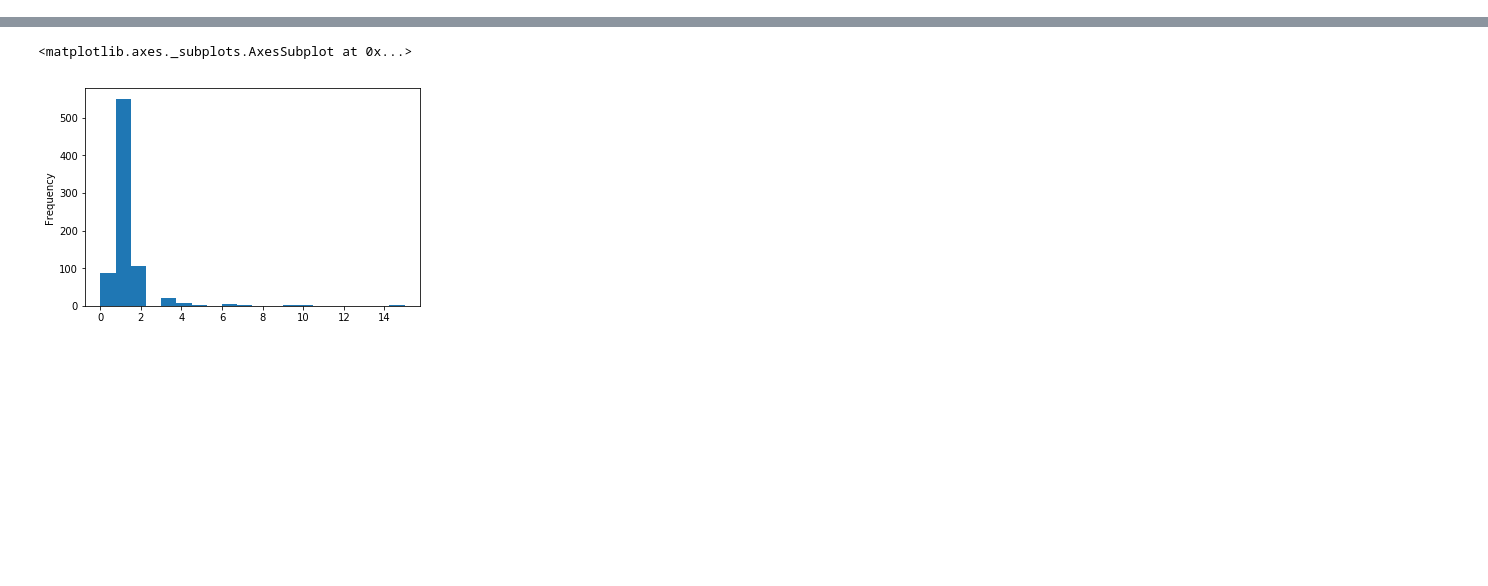
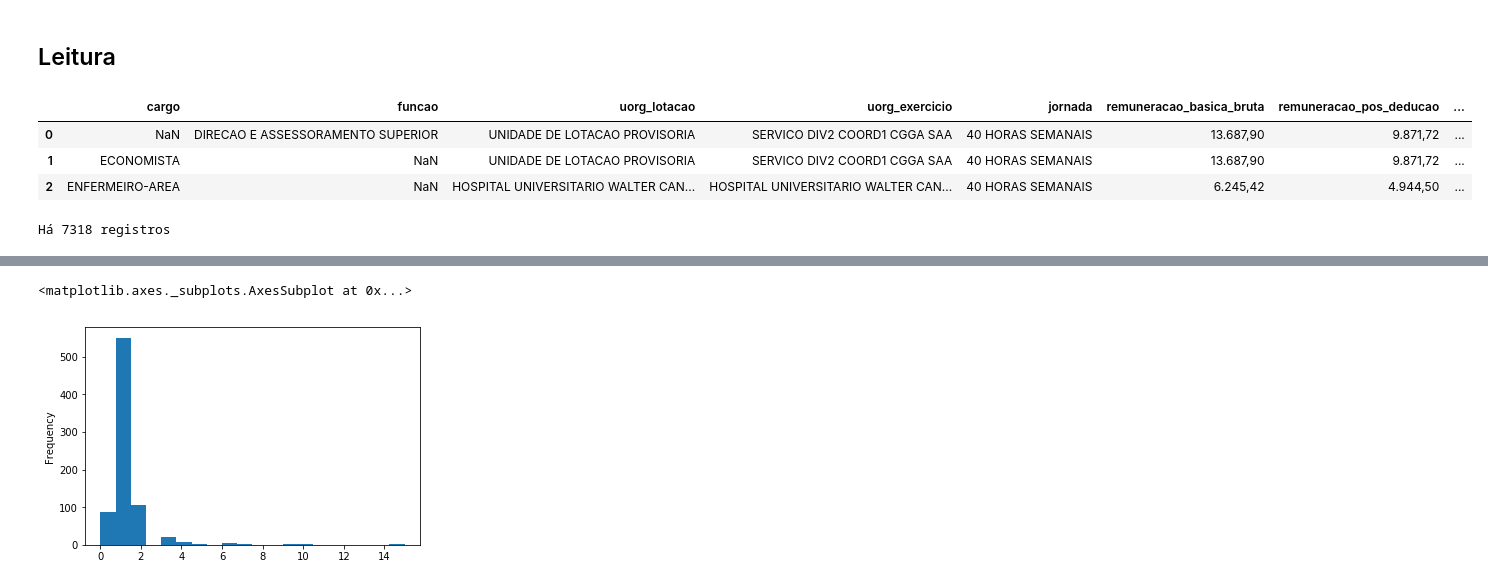
Before and after one commit to abevieiramota/course-python-data-analysis1, a Jupyter notebook: 00 - Exemplo.ipynb, the cells around one changed output, grey strips where cells are left out. Drawn from its saved outputs; the diff is of its cells as text; code cells hidden in the pictures; blank space fills up the shorter version.

```diff
--- a/00 - Exemplo.ipynb
+++ b/00 - Exemplo.ipynb
@@ -179,0 +1,31 @@ Name: DIVISAO DE SISTEMAS DE INFORMACAO, dtype: float64
+# %%
+# importa a biblioteca pandas
+import pandas as pd
+# importa a biblioteca numpy
+import numpy as np
+# importa o módulo pyplot, do matplotlib
+from matplotlib import pyplot as plt
+
+# configura o matplotlib para renderizar os plots no jupyter
+%matplotlib inline
+
+# configura a formatação de inteiros, adicionando um separador de milhares
+class _IntArrayFormatter(pd.formats.format.GenericArrayFormatter):
+
+    def _format_strings(self):
+        formatter = self.formatter or (lambda x: '{:,}'.format(x).replace(',', '.'))
+        fmt_values = [formatter(x) for x in self.values]
+        return fmt_values
+
+pd.formats.format.IntArrayFormatter = _IntArrayFormatter
+
+# função que formata float adicionando separador de milhares '.' e separador de decimal
+#   ','
+# para detalhes dos replaces, ver:
+# https://www.python.org/dev/peps/pep-0378/#main-proposal-from-nick-coghlan-originally-called-proposal-i
+def format_float(f):
+
+    return "{:,.2f}".format(f).replace(",", "X").replace(".", ",").replace("X", ".")
+
+# configura a formatação de decimais, adicionando um separador de milhares
+pd.set_option("display.float_format", format_float)
@@ -179,0 +184,18 @@ Name: DIVISAO DE SISTEMAS DE INFORMACAO, dtype: float64
+# %% [markdown]
+## Leitura
+# %%
+# leitura de arquivo .CSV
+ufc = pd.read_csv("data/hehe.csv", decimal=",")
+
+# retorna os 3 primeiros registros
+ufc.head(3)
+# %% [output]
+|  | cargo | funcao | uorg_lotacao | uorg_exercicio | jornada | remuneracao_basica_bruta | remuneracao_pos_deducao | ... |
+| 0 | NaN | DIRECAO E ASSESSORAMENTO SUPERIOR | UNIDADE DE LOTACAO PROVISORIA | SERVICO DIV2 COORD1 CGGA SAA | 40 HORAS SEMANAIS | 13.687,90 | 9.871,72 | ... |
+| 1 | ECONOMISTA | NaN | UNIDADE DE LOTACAO PROVISORIA | SERVICO DIV2 COORD1 CGGA SAA | 40 HORAS SEMANAIS | 13.687,90 | 9.871,72 | ... |
+| 2 | ENFERMEIRO-AREA | NaN | HOSPITAL UNIVERSITARIO WALTER CAN... | HOSPITAL UNIVERSITARIO WALTER CAN... | 40 HORAS SEMANAIS | 6.245,42 | 4.944,50 | ... |
+# %%
+# quantidade de registros
+print("Há {} registros".format(len(ufc)))
+# %% [output]
+Há 7318 registros
```
Also changed, not shown: parts of 59 cells of this notebook.
